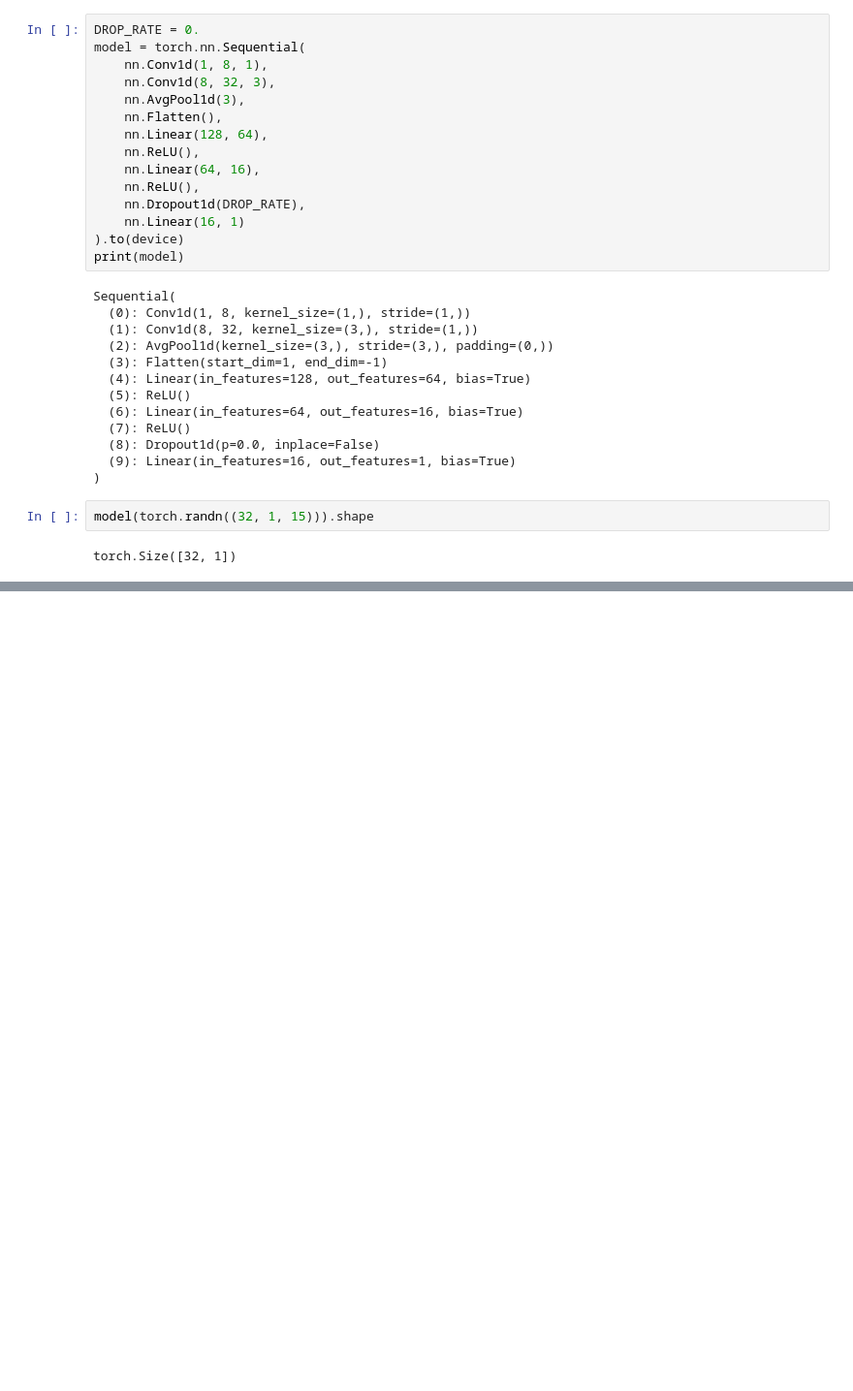
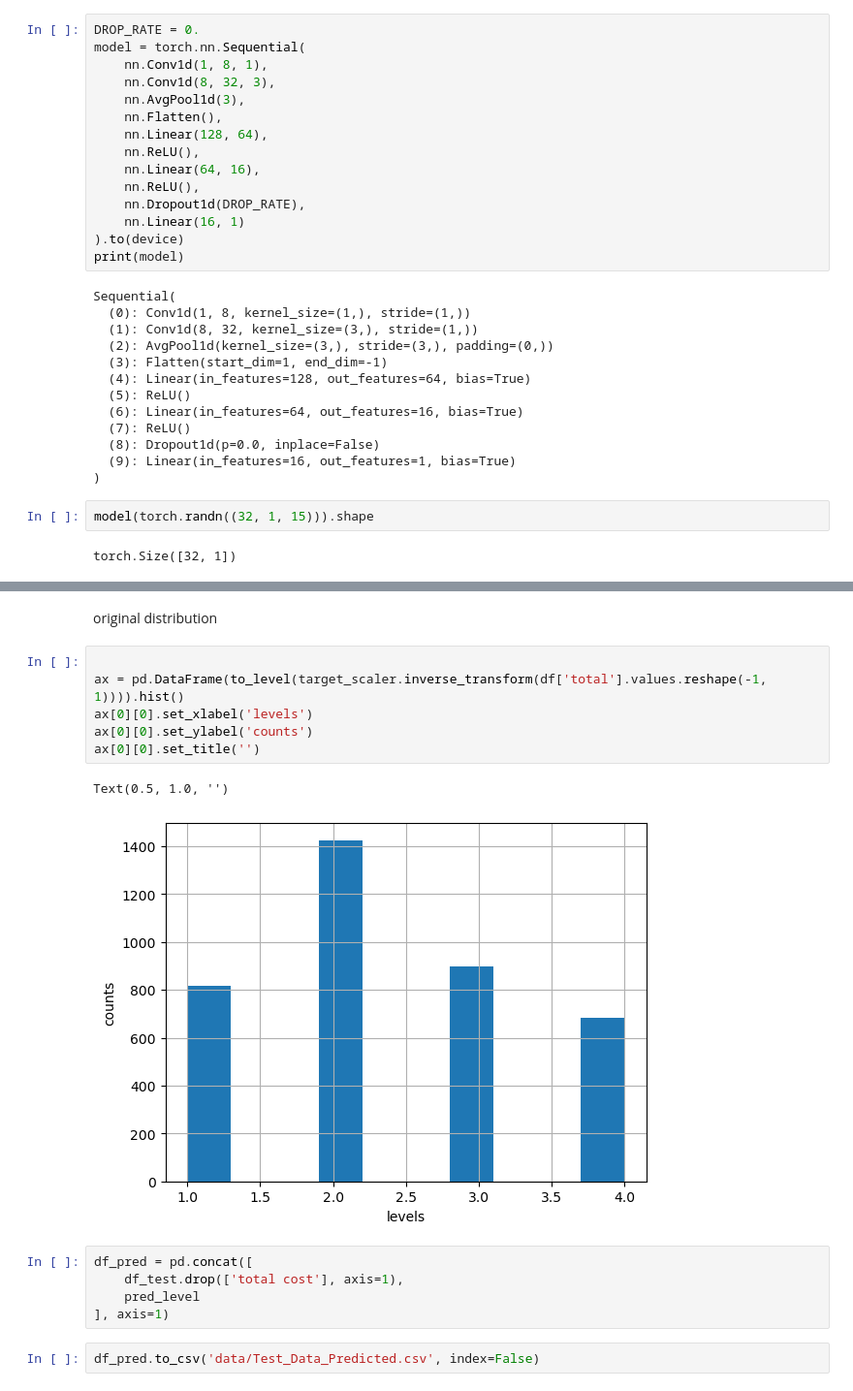
Before and after one commit to hereistheusername/Estate-Analysis, a Jupyter notebook: Prediction.ipynb, the cells around one changed output, grey strips where cells are left out. Shown at 97% size. Saved outputs shown, nothing was run; the diff lists cells and outputs as text; blank space fills up the shorter version.

```diff
--- a/Prediction.ipynb
+++ b/Prediction.ipynb
@@ -271,0 +359,18 @@ tensor([0.2155, 0.1374, 0.2070, 0.3009, 0.0677, 0.1229, 0.0659, 0.0833, 0.1335,
+# %% [markdown]
+original distribution
+# %%
+
+ax = pd.DataFrame(to_level(target_scaler.inverse_transform(df['total'].values.reshape(-1, 1)))).hist()
+ax[0][0].set_xlabel('levels')
+ax[0][0].set_ylabel('counts')
+ax[0][0].set_title('')
+# %% [output]
+Text(0.5, 1.0, '')
+[figure, added]
+# %%
+df_pred = pd.concat([
+    df_test.drop(['total cost'], axis=1),
+    pred_level
+], axis=1)
+# %%
+df_pred.to_csv('data/Test_Data_Predicted.csv', index=False)
```
Also changed, not shown: parts of 27 cells of this notebook, 1 other file.
